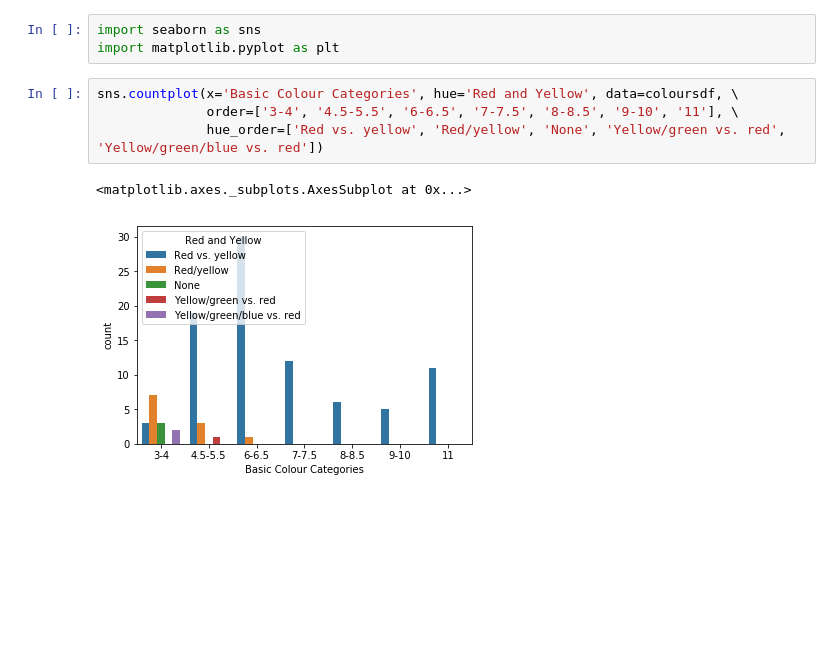
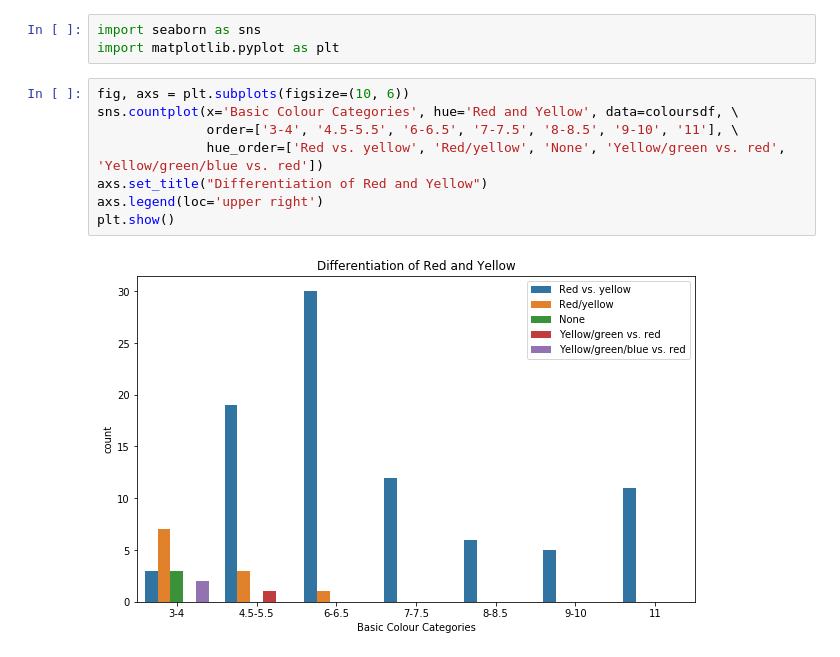
Before and after one commit to ShirleyWangCVR/researchathon2019, a Jupyter notebook: yuya.ipynb, the cells around one changed output. Drawn from its saved outputs; the diff is of its cells as text; blank space fills up the shorter version.

Commit message:
undated figures

```diff
--- a/yuya.ipynb
+++ b/yuya.ipynb
@@ -368,10 +366,13 @@ Name: Red and Yellow, dtype: int64
 import seaborn as sns
 import matplotlib.pyplot as plt
 # %%
+fig, axs = plt.subplots(figsize=(10, 6))
 sns.countplot(x='Basic Colour Categories', hue='Red and Yellow', data=coloursdf, \
               order=['3-4', '4.5-5.5', '6-6.5', '7-7.5', '8-8.5', '9-10', '11'], \
               hue_order=['Red vs. yellow', 'Red/yellow', 'None', 'Yellow/green vs. red', 'Yellow/green/blue vs. red'])
+axs.set_title("Differentiation of Red and Yellow")
+axs.legend(loc='upper right')
+plt.show()
 # %% [output]
-<matplotlib.axes._subplots.AxesSubplot at 0x...>
-[figure, old version]
+[figure, new version]
 # %%
```
Also changed, not shown: parts of 2 cells of this notebook.
